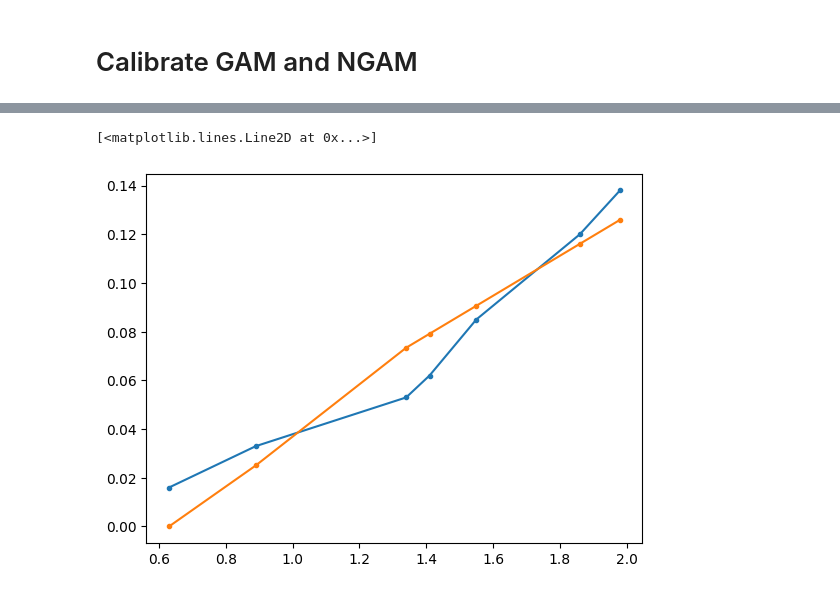
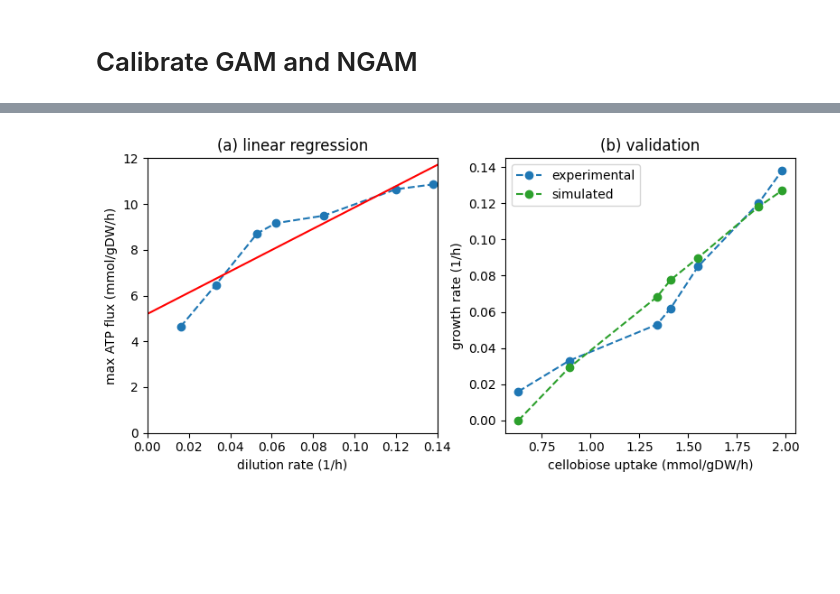
Before and after one commit to IdunBurgos/Ruminiclostridium-cellullolyticum-model-final, a Jupyter notebook: notebooks/Step 4 - Calibrate GAM and NGAM.ipynb, the cells around one changed output, grey strips where cells are left out. Cells and saved outputs as stored; diff of their text form; code cells hidden in the pictures; blank space fills up the shorter version.

Commit message:
update calibration and testing

```diff
--- a/notebooks/Step 4 - Calibrate GAM and NGAM.ipynb
+++ b/notebooks/Step 4 - Calibrate GAM and NGAM.ipynb
@@ -26,20 +30,20 @@ model.reactions.Growth.stoichiometry['M_pi_c']=0
 # %%
 max_atp=[]
 
-for q_i, mu_i in zip(q_cellb, mu):
+for i, mu_i in enumerate(mu):
     constraints = {
-        'R_EX_cellb_e': (-q_i, -q_i),
         'Growth':(mu_i, mu_i),
-        'R_EX_so4_e':(-2.45,1000),
-        'R_EX_pi_e':(-7.46,1000),
-        'R_EX_nh4_e':(-4.9,1000)
+        'R_EX_cellb_e': (-q_cellb[i], -q_cellb[i]),
+        'R_EX_ac_e':(q_ac[i], q_ac[i]),
+        'R_EX_lac__L_e':(q_lac[i], q_lac[i]),
+        'R_EX_etoh_e':(q_etoh[i], q_etoh[i]),
     }
     sol = FBA(model, constraints=constraints, objective={'R_ATPM': 1})
     max_atp.append(sol.fobj)
 # %%
 A = np.vstack([mu, np.ones((1,7))]).T
 b = np.array(max_atp).T
-opt = lsq_linear(A, b)#, bounds=[(0, 0), (100, 10)])
+opt = lsq_linear(A, b, bounds=[(0, 0), (100, 10)])
 GAM, NGAM = round(opt.x[0], 1), round(opt.x[1], 1)
 # %%
 print(f'GAM:{GAM} NGAM: {NGAM}')
@@ -61,16 +59,38 @@ model.reactions.Growth.stoichiometry['M_pi_c']=GAM
 #Setting NGAM values in the ATPM function
 model.reactions.R_ATPM.lb = NGAM
 # %%
-## pFBA prediction of growth rate and product production
+# predict max growth rate (secretion is constrained)
 mu_sim = []
 
-for q_i in q_cellb:
-    sol = FBA(model, constraints={'R_EX_cellb_e': (-q_i, 0)})
+for i, mu_i in enumerate(mu):
+    constraints = {
+        'R_EX_cellb_e': (-q_cellb[i], -q_cellb[i]),
+        'R_EX_ac_e':(q_ac[i], q_ac[i]),
+        'R_EX_lac__L_e':(q_lac[i], q_lac[i]),
+        'R_EX_etoh_e':(q_etoh[i], q_etoh[i]),
+    }
+    sol = FBA(model, constraints=constraints)
     mu_i = sol.fobj if sol.fobj is not None else 0
     mu_sim.append(mu_i)
 # %%
-plt.plot(q_cellb, mu, '.-')
-plt.plot(q_cellb, mu_sim, '.-')
+fig, axs = plt.subplots(1, 2, figsize=(8,4))
+
+axs[0].plot(mu, max_atp, 'o--')
+axs[0].plot(np.arange(0, 0.15, 0.01), NGAM + GAM*np.arange(0, 0.15, 0.01), 'r')
+axs[0].set_ylim(0, 12)
+axs[0].set_xlim(0, 0.14)
+axs[0].set_xlabel('dilution rate (1/h)')
+axs[0].set_ylabel('max ATP flux (mmol/gDW/h)')
+axs[0].set_title('(a) linear regression')
+
+axs[1].plot(q_cellb, mu, 'o--')
+axs[1].plot(q_cellb, mu_sim, 'o--', color='tab:green')
+axs[1].set_xlabel('cellobiose uptake (mmol/gDW/h)')
+axs[1].set_ylabel('growth rate (1/h)')
+axs[1].legend(['experimental', 'simulated'])
+axs[1].set_title('(b) validation')
+
+fig.tight_layout()
+fig.savefig('../figures/gam_ngam_calibration.png', dpi=300)
 # %% [output]
-[<matplotlib.lines.Line2D at 0x...>]
-[figure, old version]
+[figure, new version]
```
Also changed, not shown: parts of 5 cells of this notebook, 6 other files.
